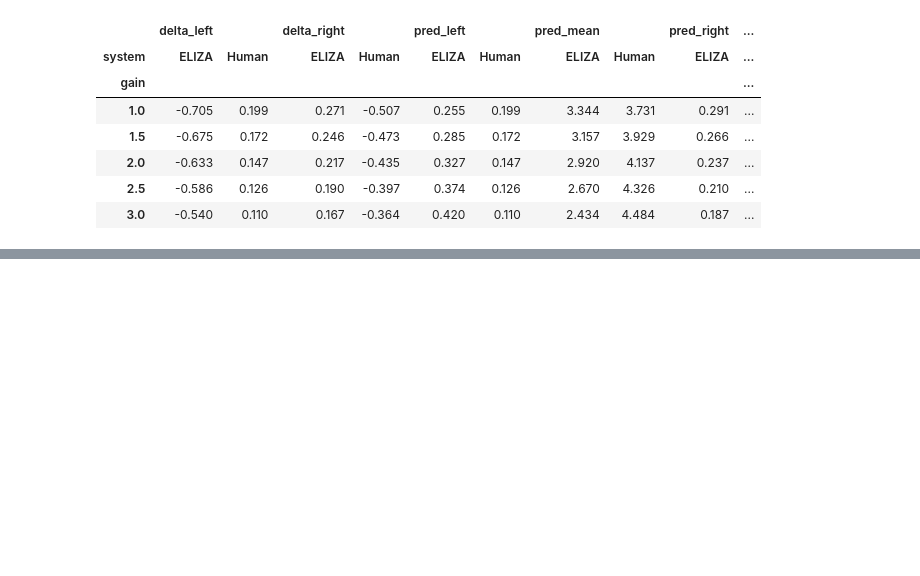
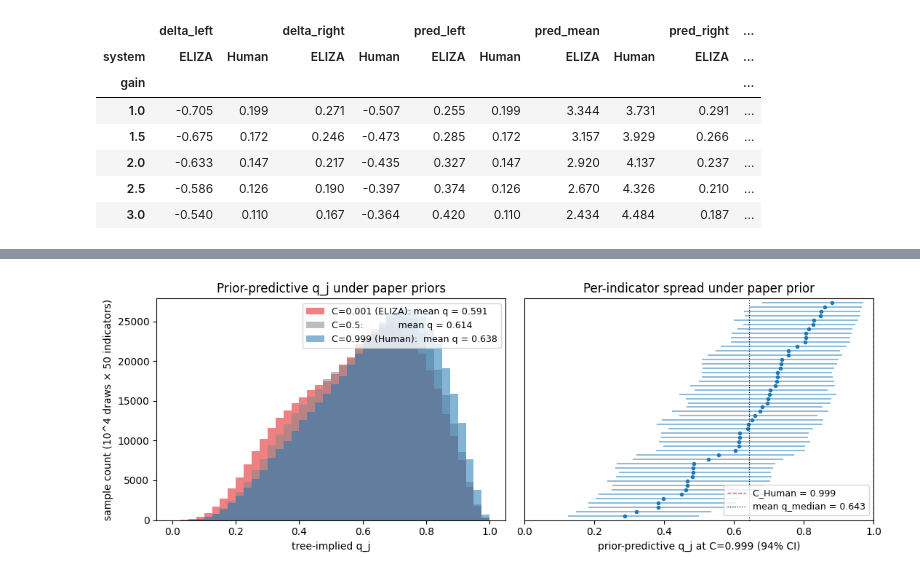
Before and after one commit to RyanJafefKelly/dcm-code, a Jupyter notebook: notebooks/18_gwt_tree_propagation.ipynb, the cells around one changed output, grey strips where cells are left out. Cells and saved outputs as stored; diff of their text form; code cells hidden in the pictures; blank space fills up the shorter version.

```diff
--- a/notebooks/18_gwt_tree_propagation.ipynb
+++ b/notebooks/18_gwt_tree_propagation.ipynb
@@ -280,0 +326,42 @@ plt.tight_layout();
+# %%
+# Prior-predictive q_j distribution per indicator, at each C
+# Load MC samples for the histogram
+from pathlib import Path as _P
+samples_high = np.load(OUTPUT_DIR / 'prior_predictive_samples_Chigh.npy')
+samples_mid = np.load(OUTPUT_DIR / 'prior_predictive_samples_Cmid.npy')
+samples_low = np.load(OUTPUT_DIR / 'prior_predictive_samples_Clow.npy')
+
+fig, axes = plt.subplots(1, 2, figsize=(11, 4))
+
+# Left: aggregate histogram (all indicator-samples collapsed)
+ax = axes[0]
+bins = np.linspace(0, 1, 41)
+ax.hist(samples_low.ravel(), bins=bins, alpha=0.55, color='#e31a1c',
+        label=f'C=0.001 (ELIZA): mean q = {samples_low.mean():.3f}')
+ax.hist(samples_mid.ravel(), bins=bins, alpha=0.55, color='#888888',
+        label=f'C=0.5:            mean q = {samples_mid.mean():.3f}')
+ax.hist(samples_high.ravel(), bins=bins, alpha=0.55, color='#1f78b4',
+        label=f'C=0.999 (Human):  mean q = {samples_high.mean():.3f}')
+ax.set_xlabel('tree-implied q_j')
+ax.set_ylabel('sample count (10^4 draws × 50 indicators)')
+ax.set_title('Prior-predictive q_j under paper priors')
+ax.legend(fontsize=9, loc='upper right')
+
+# Right: per-indicator spread at C=0.999 (forest-style bars from summary_df)
+ax = axes[1]
+sub_high = pp_df[pp_df['C'] == 0.999].sort_values('q_median').reset_index(drop=True)
+y = np.arange(len(sub_high))
+ax.hlines(y, sub_high['q_lo'], sub_high['q_hi'], color='#1f78b4', alpha=0.6, lw=1.2)
+ax.plot(sub_high['q_median'], y, 'o', color='#1f78b4', markersize=3)
+ax.axvline(0.999, color='#d33', lw=1.0, ls='--', alpha=0.8, label='C_Human = 0.999')
+ax.axvline(float(sub_high['q_median'].mean()), color='k', lw=0.9, ls=':',
+           label=f"mean q_median = {sub_high['q_median'].mean():.3f}")
+ax.set_yticks([])
+ax.set_ylim(-1, len(sub_high))
+ax.set_xlim(0, 1)
+ax.set_xlabel('prior-predictive q_j at C=0.999 (94% CI)')
+ax.set_title('Per-indicator spread under paper prior')
+ax.legend(fontsize=9, loc='lower right')
+plt.tight_layout();
+# %% [output]
+[figure, added]
```
Also changed, not shown: parts of 15 cells of this notebook, 2 other files.
